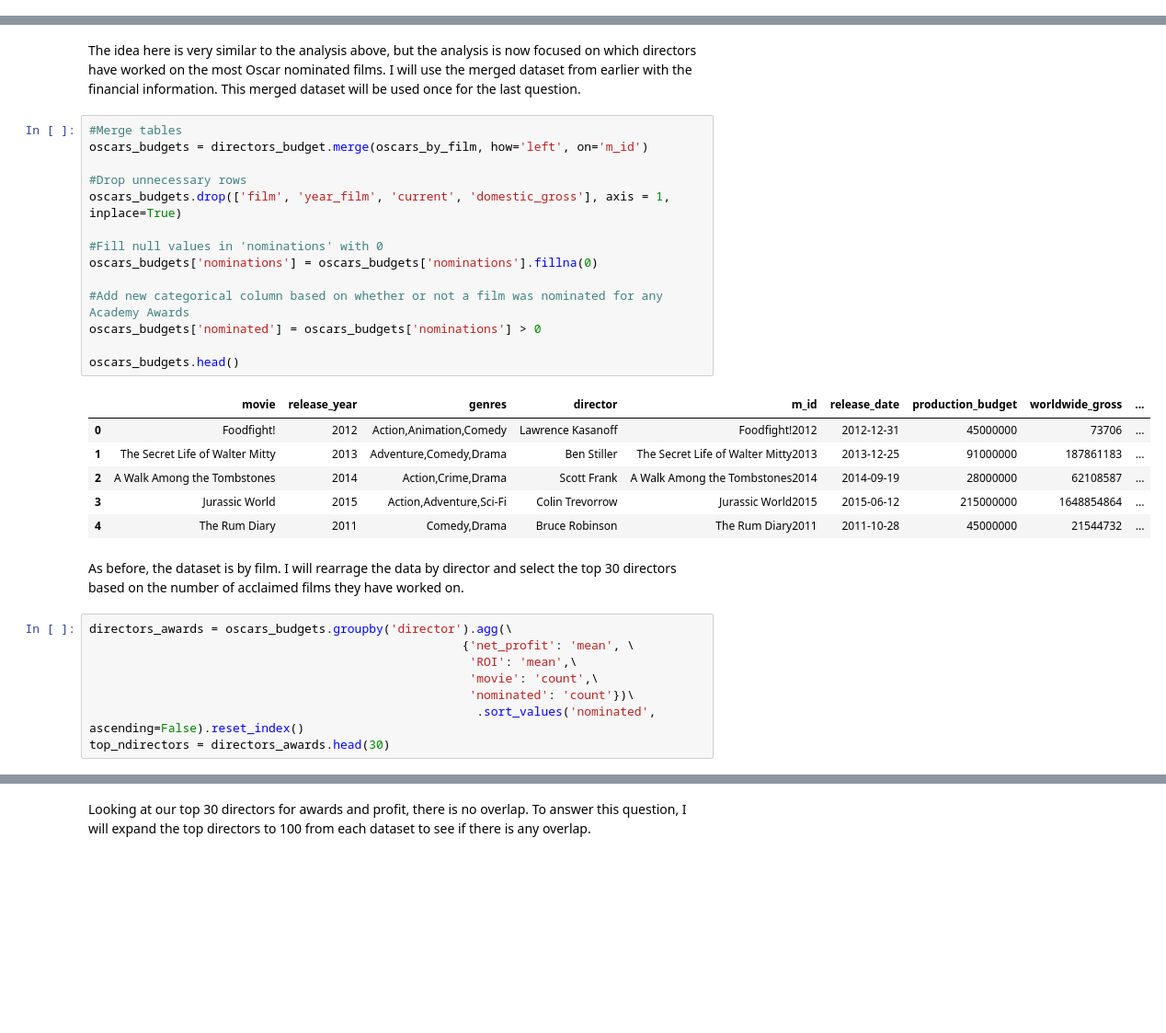
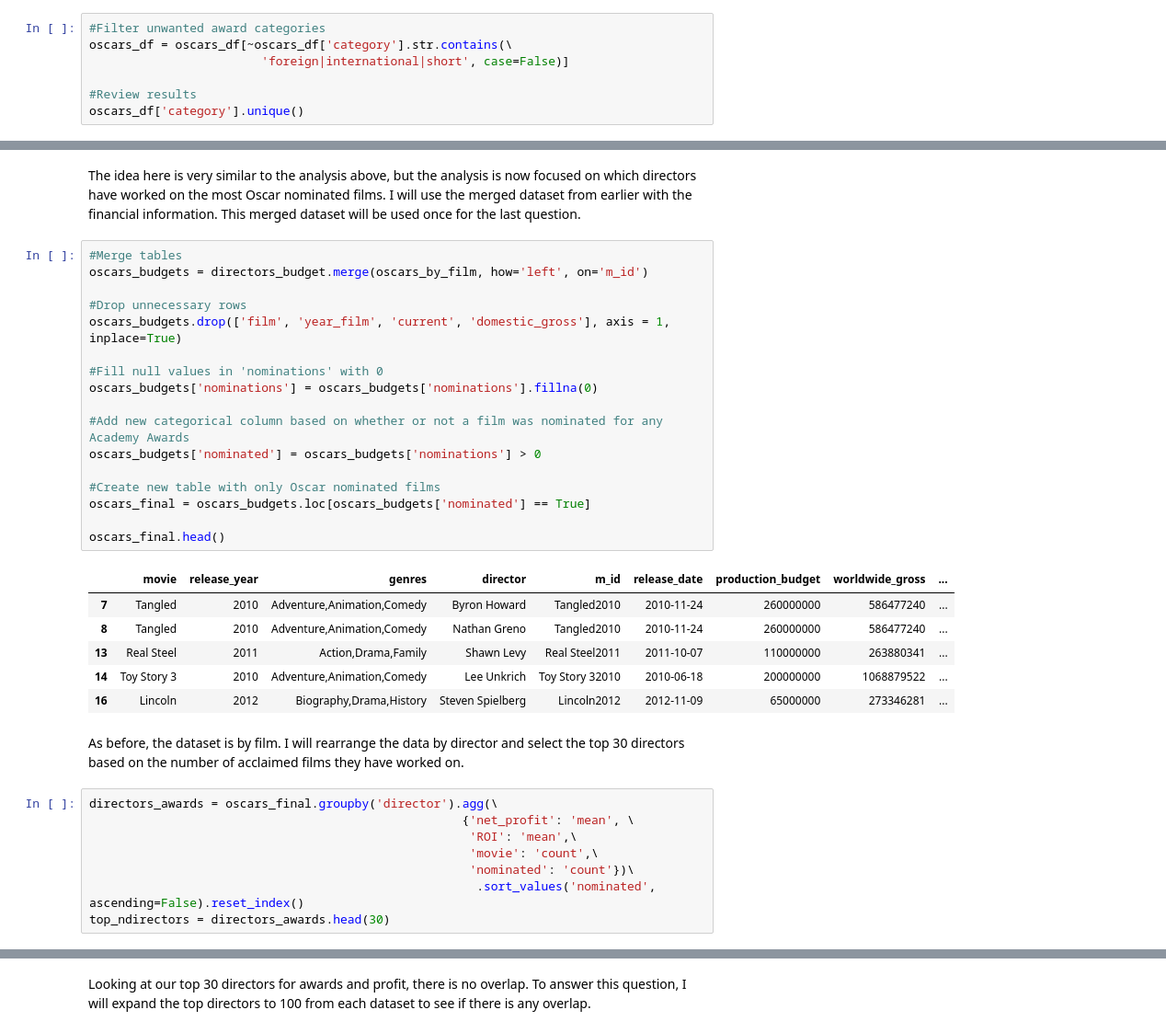
Before and after one commit to valentinav21/microsoft-movie-analysis, a Jupyter notebook: notebook.ipynb, the cells around one changed output, grey strips where cells are left out. Shown at 92% size. Drawn from its saved outputs; the diff is of its cells as text; blank space fills up the shorter version.

```diff
--- a/notebook.ipynb
+++ b/notebook.ipynb
@@ -616,0 +634,7 @@ For this dataset, I will build the following features:
+# %%
+#Filter unwanted award categories
+oscars_df = oscars_df[~oscars_df['category'].str.contains(\
+                        'foreign|international|short', case=False)]
+
+#Review results
+oscars_df['category'].unique()
@@ -770,28 +806,31 @@ The idea here is very similar to the analysis above, but the analysis is now foc
 # %%
 #Merge tables
 oscars_budgets = directors_budget.merge(oscars_by_film, how='left', on='m_id')
 
 #Drop unnecessary rows
 oscars_budgets.drop(['film', 'year_film', 'current', 'domestic_gross'], axis = 1, inplace=True)
 
 #Fill null values in 'nominations' with 0
 oscars_budgets['nominations'] = oscars_budgets['nominations'].fillna(0)
 
 #Add new categorical column based on whether or not a film was nominated for any Academy Awards
 oscars_budgets['nominated'] = oscars_budgets['nominations'] > 0
 
-oscars_budgets.head()
+#Create new table with only Oscar nominated films
+oscars_final = oscars_budgets.loc[oscars_budgets['nominated'] == True]
+
+oscars_final.head()
 # %% [output]
 |  | movie | release_year | genres | director | m_id | release_date | production_budget | worldwide_gross | ... |
-| 0 | Foodfight! | 2012 | Action,Animation,Comedy | Lawrence Kasanoff | Foodfight!2012 | 2012-12-31 | 45000000 | 73706 | ... |
-| 1 | The Secret Life of Walter Mitty | 2013 | Adventure,Comedy,Drama | Ben Stiller | The Secret Life of Walter Mitty2013 | 2013-12-25 | 91000000 | 187861183 | ... |
-| 2 | A Walk Among the Tombstones | 2014 | Action,Crime,Drama | Scott Frank | A Walk Among the Tombstones2014 | 2014-09-19 | 28000000 | 62108587 | ... |
-| 3 | Jurassic World | 2015 | Action,Adventure,Sci-Fi | Colin Trevorrow | Jurassic World2015 | 2015-06-12 | 215000000 | 1648854864 | ... |
-| 4 | The Rum Diary | 2011 | Comedy,Drama | Bruce Robinson | The Rum Diary2011 | 2011-10-28 | 45000000 | 21544732 | ... |
+| 7 | Tangled | 2010 | Adventure,Animation,Comedy | Byron Howard | Tangled2010 | 2010-11-24 | 260000000 | 586477240 | ... |
+| 8 | Tangled | 2010 | Adventure,Animation,Comedy | Nathan Greno | Tangled2010 | 2010-11-24 | 260000000 | 586477240 | ... |
+| 13 | Real Steel | 2011 | Action,Drama,Family | Shawn Levy | Real Steel2011 | 2011-10-07 | 110000000 | 263880341 | ... |
+| 14 | Toy Story 3 | 2010 | Adventure,Animation,Comedy | Lee Unkrich | Toy Story 32010 | 2010-06-18 | 200000000 | 1068879522 | ... |
+| 16 | Lincoln | 2012 | Biography,Drama,History | Steven Spielberg | Lincoln2012 | 2012-11-09 | 65000000 | 273346281 | ... |
 # %% [markdown]
-As before, the dataset is by film. I will rearrage the data by director and select the top 30 directors based on the number of acclaimed films they have worked on.
+As before, the dataset is by film. I will rearrange the data by director and select the top 30 directors based on the number of acclaimed films they have worked on.
 # %%
-directors_awards = oscars_budgets.groupby('director').agg(\
+directors_awards = oscars_final.groupby('director').agg(\
                                                     {'net_profit': 'mean', \
                                                      'ROI': 'mean',\
                                                      'movie': 'count',\
```
Also changed, not shown: parts of 31 cells of this notebook, 15 other files.
